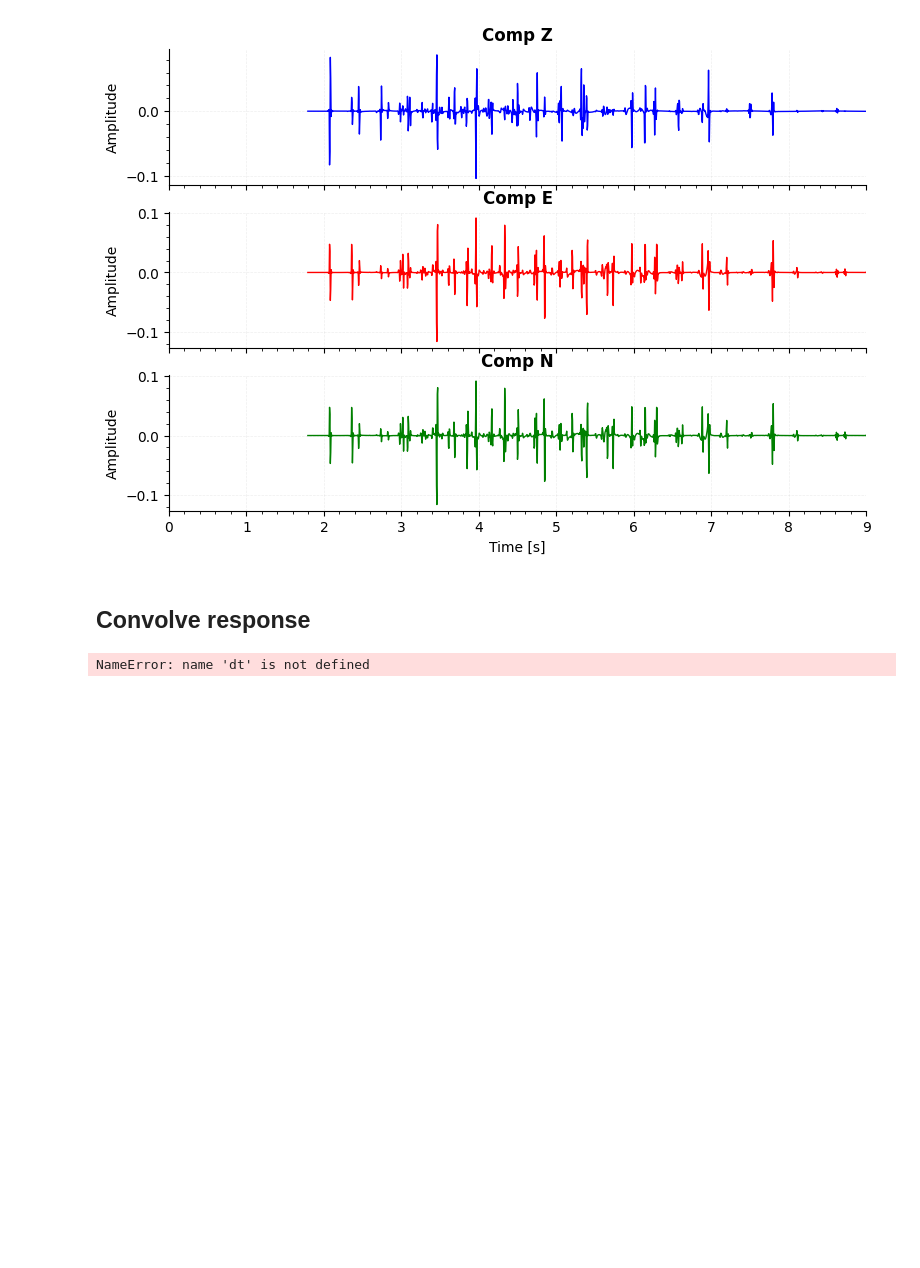
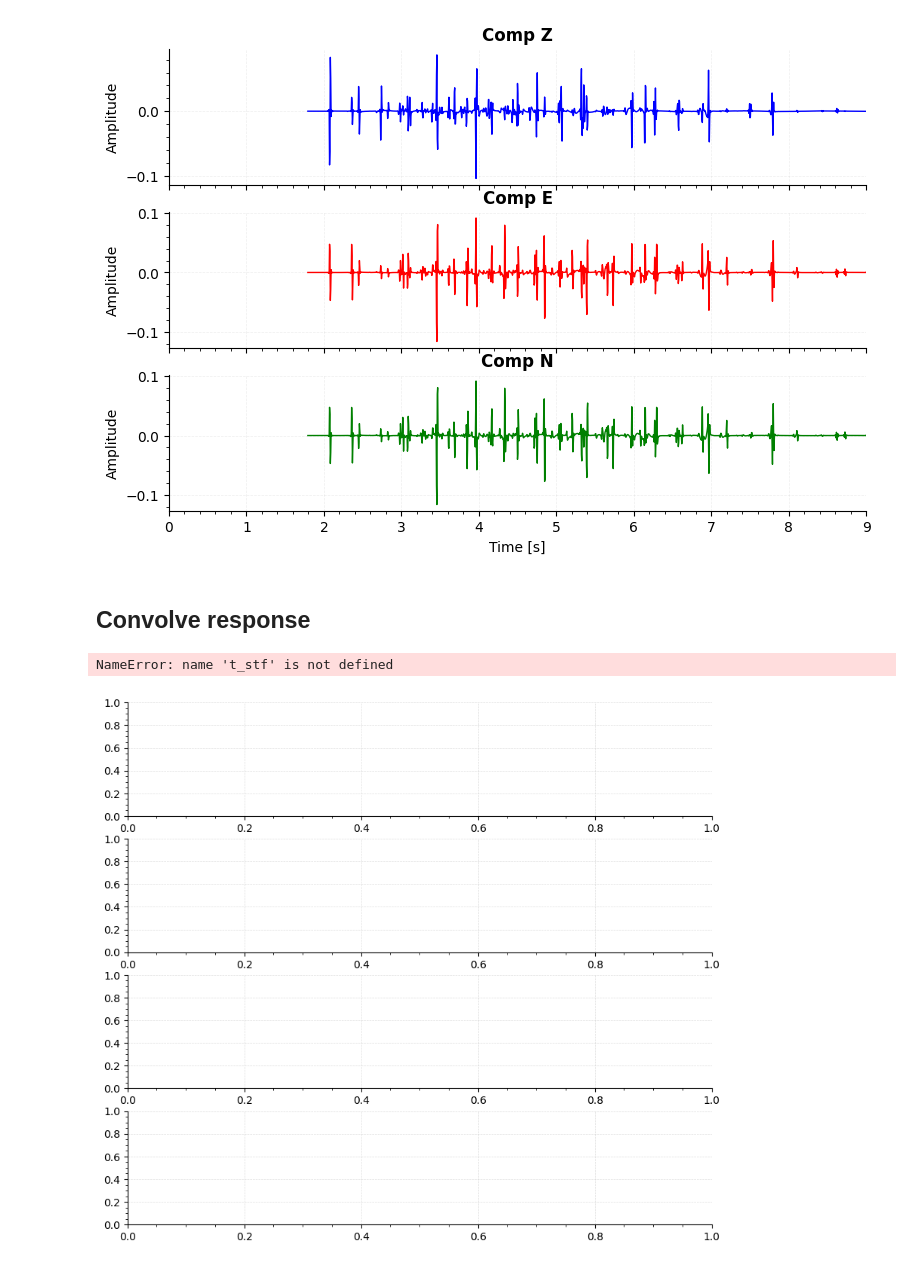
Before and after one commit to ppalacios92/ShakerMaker, a Jupyter notebook: examples/example_LOH1_gf.ipynb, the cells around one changed output. Cells and saved outputs as stored; diff of their text form; code cells hidden in the pictures; blank space fills up the shorter version.

```diff
--- a/examples/example_LOH1_gf.ipynb
+++ b/examples/example_LOH1_gf.ipynb
@@ -271,26 +271,27 @@ plt.show()
 # %%
 z, e, n, t, tdata, t0 = gf_s1[0]
 
 # Convolve — igual que run()
-stf.dt = dt
+stf.dt = 0.005
 z_stf = stf.convolve(z, t)*M0
 e_stf = stf.convolve(e, t)*M0
 n_stf = stf.convolve(n, t)*M0
 
 fig, axes = plt.subplots(4, 1, figsize=(10, 9))
 axes[0].plot(t_stf, gauss_SM, 'k-', linewidth=1.5)
 axes[0].set_title('STF', fontweight='bold')
 axes[0].set_xlabel('Time [s]')
 axes[0].set_xlim([0, 15])
 axes[0].grid(True, alpha=0.3)
 
 for ax, data, label, color in zip(axes[1:], [z_stf, e_stf, n_stf], ['Z', 'E', 'N'], ['b', 'r', 'g']):
     ax.plot(t, data, color=color, linewidth=1)
     ax.set_title(f'Seismogram - {label}', fontweight='bold')
     ax.set_ylabel('Velocity')
     ax.set_xlim([0, 15])
     ax.grid(True, alpha=0.3)
 axes[-1].set_xlabel('Time [s]')
 plt.show()
 # %% [output]
-NameError: name 'dt' is not defined
+NameError: name 't_stf' is not defined
+[figure, added]
```
Also changed, not shown: parts of 2 cells of this notebook, 6 other files.
